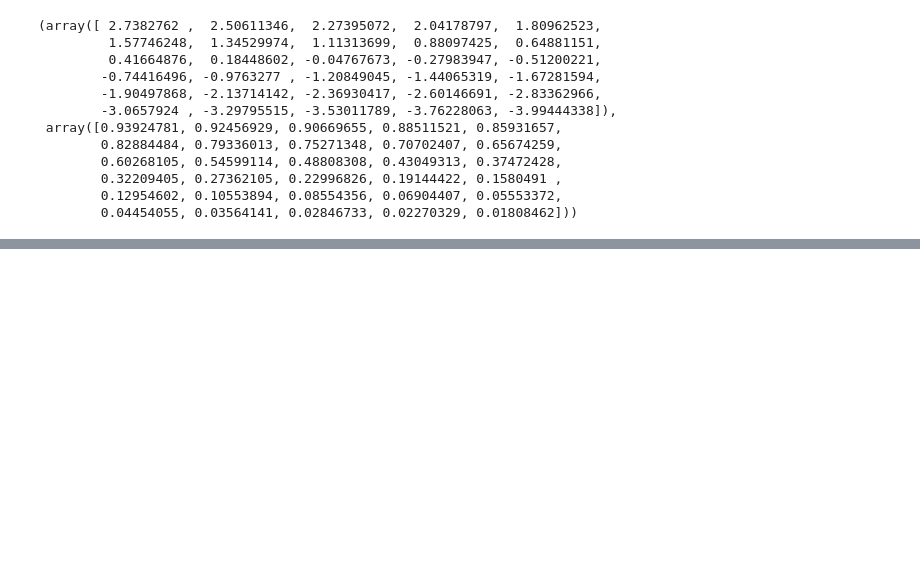
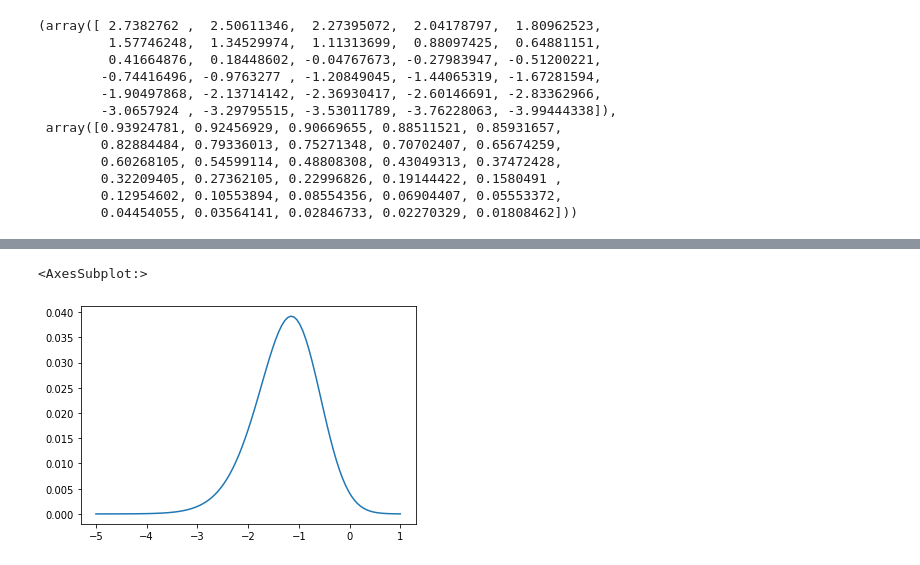
Before and after one commit to minstrel1149/think_bayes, a Jupyter notebook: Ch.16_Logistic_Regression.ipynb, the cells around one changed output, grey strips where cells are left out. Drawn from its saved outputs; the diff is of its cells as text; code cells hidden in the pictures; blank space fills up the shorter version.

```diff
--- a/Ch.16_Logistic_Regression.ipynb
+++ b/Ch.16_Logistic_Regression.ipynb
@@ -78,0 +127,6 @@ log_odds, ps
+# %%
+marginal_inter = posterior_pmf.marginal(1)
+marginal_inter.plot()
+# %% [output]
+<AxesSubplot:>
+[figure, added]
```
Also changed, not shown: parts of 15 cells of this notebook, 1 other file.
